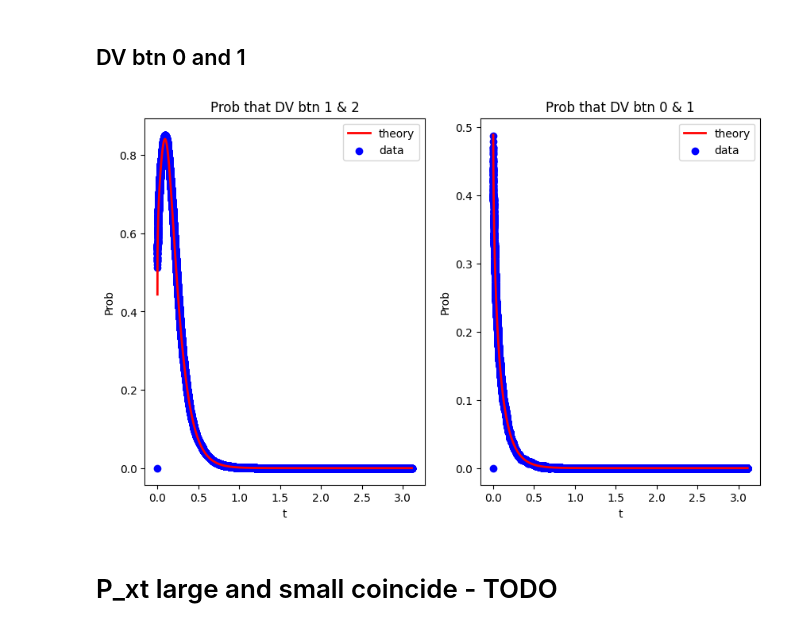
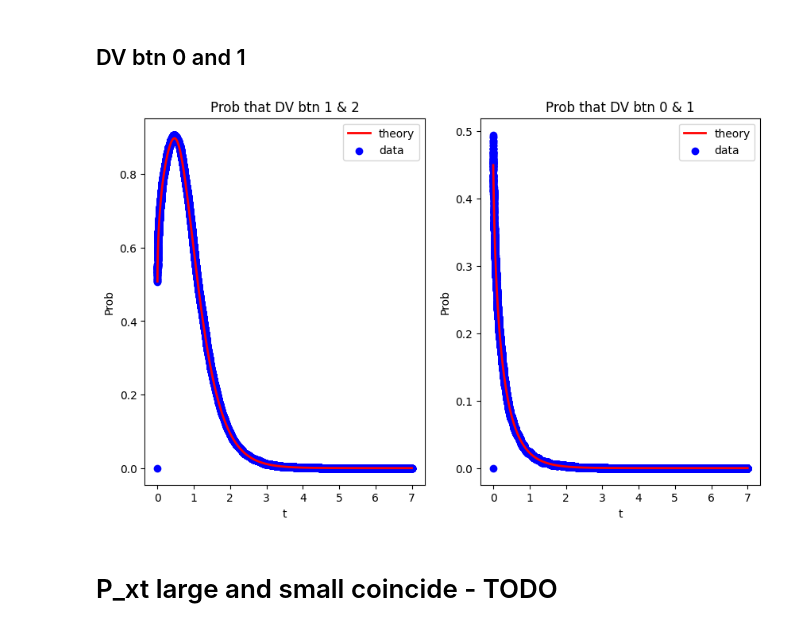
Before and after one commit to rakaar/ddm_codes, a Jupyter notebook: action_init_ddm/fitting_sim_data.ipynb, the cells around one changed output. Saved outputs shown, nothing was run; the diff lists cells and outputs as text; code cells hidden in the pictures.

```diff
--- a/action_init_ddm/fitting_sim_data.ipynb
+++ b/action_init_ddm/fitting_sim_data.ipynb
@@ -20,10 +20,10 @@ from tqdm import tqdm
 # Generate Data
 # %%
 V_A = 1; theta_A = 2;
-V_E = 0.5; theta_E = 1
+V_E = 1.2; theta_E = 2
 Z_E = 0
 # t_stim = 0.5
-t_stim = 0
+t_stim = 0.5
 
 
 N_sim = 10000
@@ -46,6 +46,6 @@ print(f'Number of aborts = {(RTs < t_stim).sum()}')
 psiam_data = {'choices': choices, 'RTs': RTs, 'is_act_resp': is_act_resp, 'V_A': V_A, 'theta_A': theta_A, 'V_E': V_E, 'theta_E': theta_E, 't_stim': t_stim, 'Z_E': Z_E}
 
 
-with open('psiam_data_5k_non_1.pkl', 'wb') as f: # _1 for t_stim = 0, _2 for non t_stim = 0.3
+with open('psiam_data_5k_6.pkl', 'wb') as f: # _1 for t_stim = 0, _2 for non t_stim = 0.3
     pickle.dump(psiam_data, f)
 # %% [output]
@@ -53,7 +54,7 @@ NameError: name 'np' is not defined
 # %% [markdown]
 # Read data
 # %%
-with open('psiam_data_5k_1.pkl', 'rb') as f:
+with open('psiam_data_5k_6.pkl', 'rb') as f:
     psiam_data = pickle.load(f)
 
 
@@ -1048,11 +1049,11 @@ def simulate_ddm(v, a, dt):
     return  t*dt, c
 
 
-v = 0.7
-a = 2
+v = 0.6
+a = 1.8
 dt = 1e-4
 t_max = int(7/dt)
-N_sim = 25000
+N_sim = 10000
 choices = np.zeros((N_sim))
 rts = np.zeros((N_sim))
 
@@ -1126,8 +1143,8 @@ def simulate_ddm(v, a, dt):
 
     return  DV_arr
 # %%
-v = 2.4
-a = 3
+v = 2
+a = 5
 dt = 1e-4
 t_max = int(7/dt)
 N_sim = 5000
@@ -1148,12 +1165,18 @@ from psiam_utils import P_large_t_btn_1_2
 t_pts = np.linspace(0.0001, 7, t_max)
 
 x1 = 1; x2 = 2
-V_E = 2.4; theta_E = 1.5; Z = 0; K_max = 100
+V_E = v; theta_E = a/2; Z = 0; K_max = 20
 P_EA_btn = np.zeros((len(t_pts)))
 
 for i in range(len(t_pts)):
     t = t_pts[i]
-    P_EA_btn[i] = P_large_t_btn_1_2(x1, x2, t, V_E, theta_E, Z, K_max, 0)
+    if t < 0.25:
+        P_EA_btn[i] = P_small_t_btn_1_2(t, V_E, theta_E, Z, K_max, 0)
+    else:
+        P_EA_btn[i] = P_large_t_btn_1_2(x1, x2, t, V_E, theta_E, Z, K_max, 0)
+
+# change Prob density units
+# P_EA_btn /= (theta_E**2)
 
 prob_data = np.zeros((t_max))
 for t in range(1, t_max):
@@ -1161,34 +1184,37 @@ for t in range(1, t_max):
     count_between_0_and_1 = np.sum((cleaned_data >= 0) & (cleaned_data <= theta_E))
     prob_data[t] = count_between_0_and_1 / N_sim
 
 
 plt.figure(figsize=(10,6))
 plt.subplot(1,2,1)
 plt.plot(t_pts, P_EA_btn, label="theory", color='r', linewidth=2)
 plt.scatter(t_pts, prob_data, label="data", color='b')
 plt.xlabel("t"); plt.ylabel('Prob'); plt.title(f'Prob that DV btn {x1} & {x2}')
 plt.legend();
 
 x1 = 0; x2 = 1
 P_EA_btn = np.zeros((len(t_pts)))
 for i in range(len(t_pts)):
     t = t_pts[i]
     P_EA_btn[i] = P_large_t_btn_1_2(x1, x2, t, V_E, theta_E, Z, K_max, 0)
 
+# change Prob density units
+# P_EA_btn /= (theta_E**2)
+
 prob_data = np.zeros((t_max))
 for t in range(1, t_max):
     cleaned_data = sim_results[:,t][~np.isnan(sim_results[:,t])]
     count_between_0_and_1 = np.sum((cleaned_data >= -theta_E) & (cleaned_data <= 0))
     prob_data[t] = count_between_0_and_1 / N_sim
 
 
 plt.subplot(1,2,2)
 plt.plot(t_pts, P_EA_btn, label="theory", color='r', linewidth=2)
 plt.scatter(t_pts, prob_data, label="data", color='b')
 plt.xlabel("t"); plt.ylabel('Prob'); plt.title(f'Prob that DV btn {x1} & {x2}')
 plt.legend();
 # %% [output]
-[figure, old version]
+[figure, new version]
 # %% [markdown]
 # P_xt large and small coincide - TODO
 # %%
```
Also changed, not shown: parts of 24 cells of this notebook, 6 other files.
